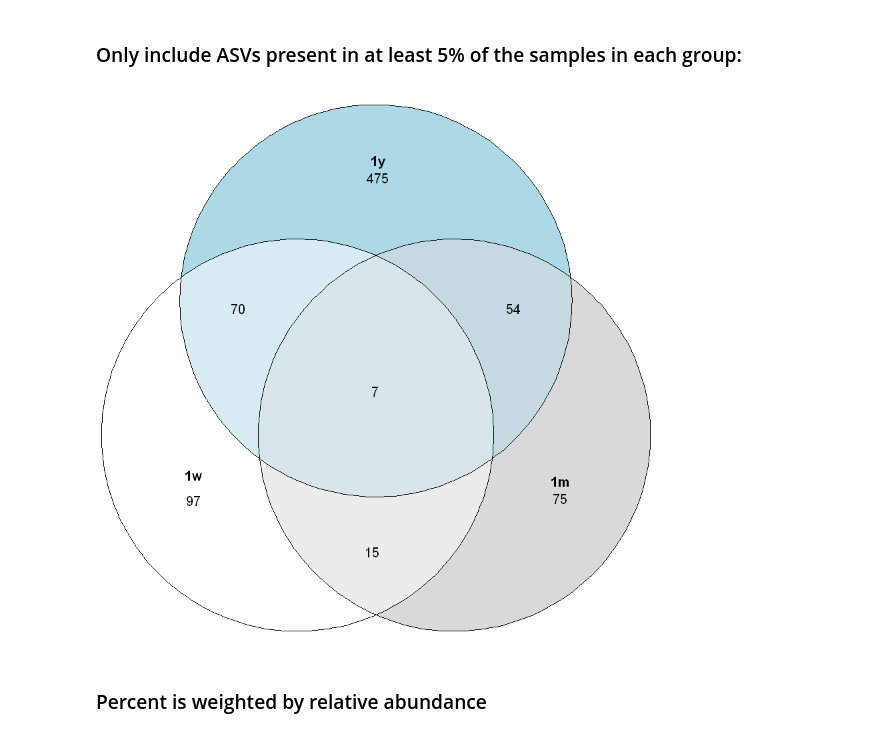
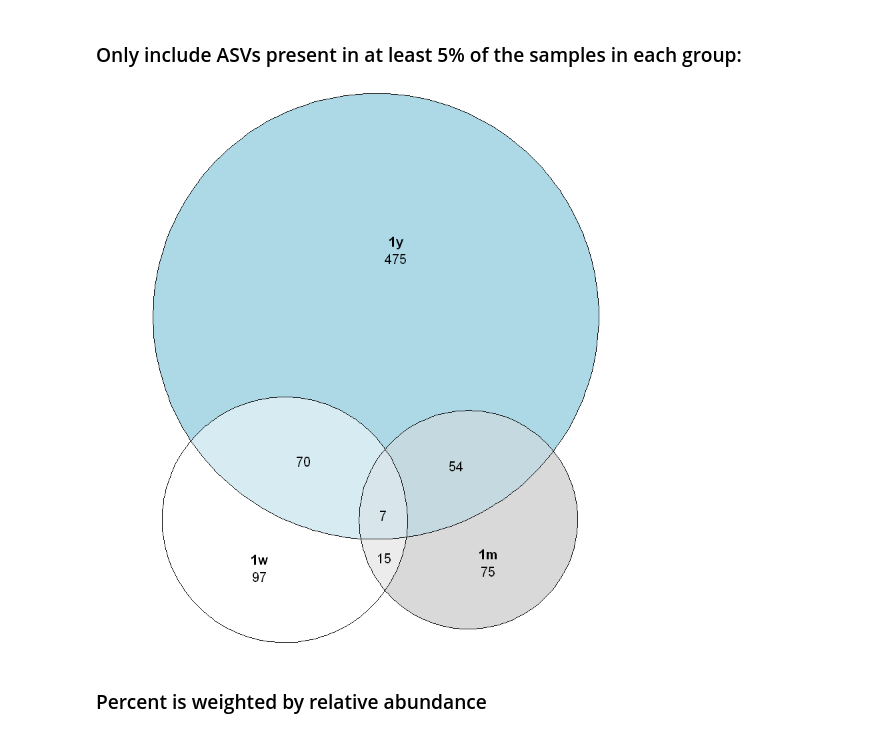
Before and after one commit to microUCPH/amplicon_data_analysis, a Jupyter notebook: ipynb/venn.ipynb, the cells around one changed output. Cells and saved outputs as stored; diff of their text form; code cells hidden in the pictures.

```diff
--- a/ipynb/venn.ipynb
+++ b/ipynb/venn.ipynb
@@ -29,9 +29,9 @@ ps_euler(phy, group = "Time", type = "percent")
 # %% [markdown]
 ### Only include ASVs present in at least 5% of the samples in each group:
 # %%
-ps_venn(phy, group = "Time", type = "counts", fraction = 0.05)
+ps_euler(phy, group = "Time", type = "counts", fraction = 0.05)
 # %% [output]
-[figure, old version]
+[figure, new version]
 # %% [markdown]
 ### Percent is weighted by relative abundance
 # %%
```
Also changed, not shown: parts of 7 cells of this notebook, 15 other files.
